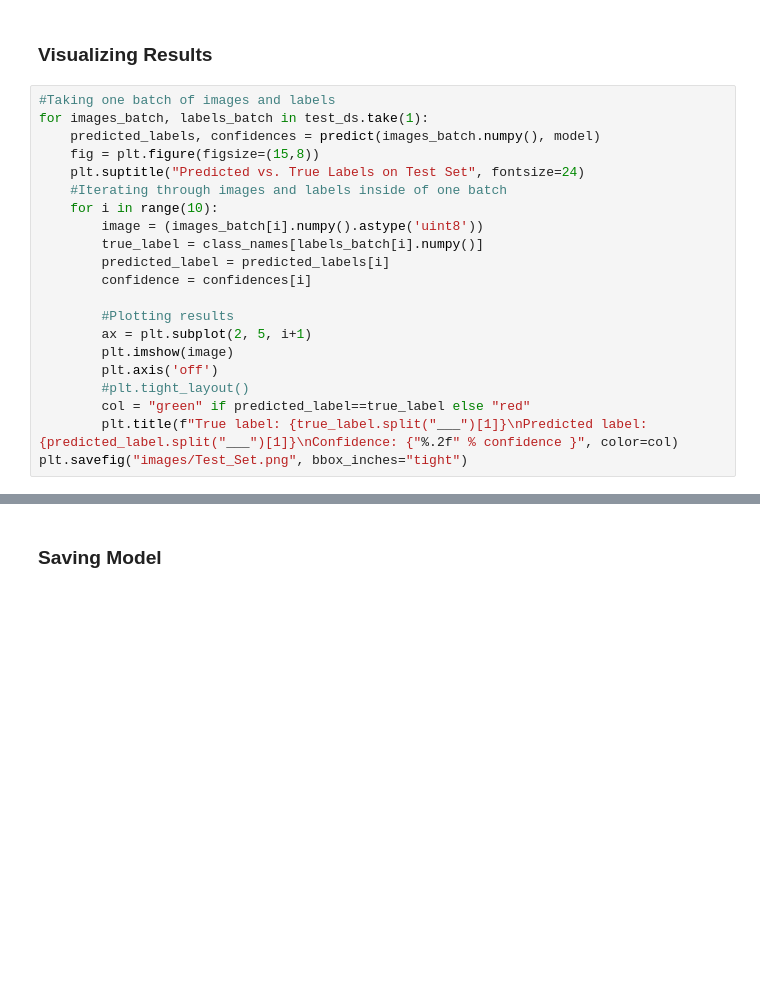
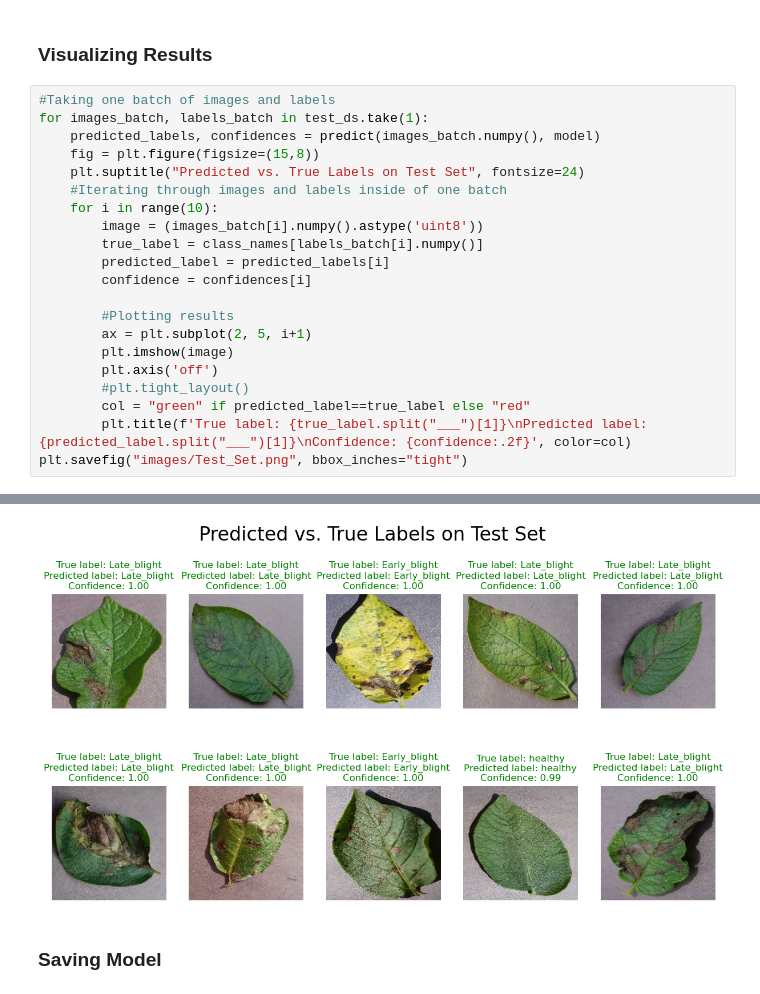
Before and after one commit to Gregoritsch3/DL_CV_E2E_PotatoDiseaseClassification, a Jupyter notebook: DL_CV_E2E_PotatoDiseaseClassification_1.ipynb, the cells around one changed output, grey strips where cells are left out. Cells and saved outputs as stored; diff of their text form; blank space fills up the shorter version.

```diff
--- a/DL_CV_E2E_PotatoDiseaseClassification_1.ipynb
+++ b/DL_CV_E2E_PotatoDiseaseClassification_1.ipynb
@@ -245,6 +253,6 @@ for images_batch, labels_batch in test_ds.take(1):
         plt.axis('off')
         #plt.tight_layout()
         col = "green" if predicted_label==true_label else "red"
-        plt.title(f"True label: {true_label.split("___")[1]}\nPredicted label: {predicted_label.split("___")[1]}\nConfidence: {"%.2f" % confidence }", color=col)
+        plt.title(f'True label: {true_label.split("___")[1]}\nPredicted label: {predicted_label.split("___")[1]}\nConfidence: {confidence:.2f}', color=col)
 plt.savefig("images/Test_Set.png", bbox_inches="tight")
 # %% [output]
@@ -252,3 +260,4 @@ SyntaxError: invalid decimal literal (1345954114.py, line 19)
+[figure, added]
 # %% [markdown]
 ### Saving Model
 # %%
```
Also changed, not shown: parts of 7 cells of this notebook, 5 other files.
